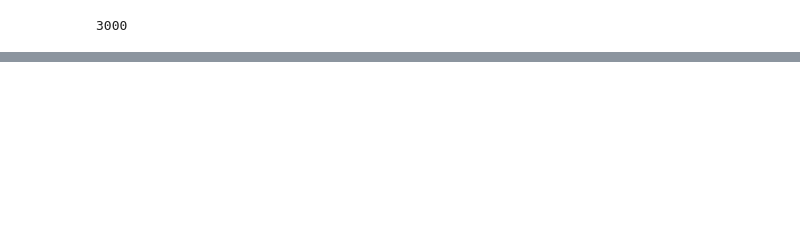
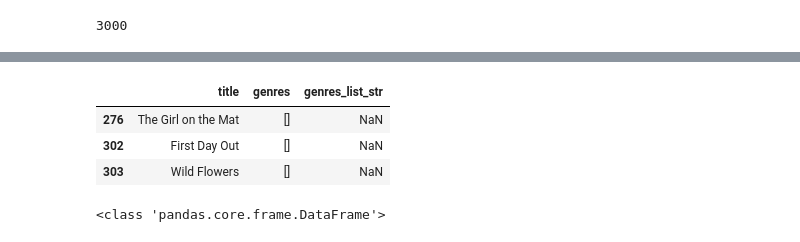
Before and after one commit to clairesarraille/tmdb, a Jupyter notebook: dsc-mod-1-project-v2-1-online-ds-sp-000-master/student.ipynb, the cells around one changed output, grey strips where cells are left out. Saved outputs shown, nothing was run; the diff lists cells and outputs as text; code cells hidden in the pictures; blank space fills up the shorter version.

```diff
--- a/dsc-mod-1-project-v2-1-online-ds-sp-000-master/student.ipynb
+++ b/dsc-mod-1-project-v2-1-online-ds-sp-000-master/student.ipynb
@@ -448,0 +645,17 @@ Split
+# %%
+# Rather than empty lists, I want movies with no genre to be the numpy null value, which is NaN:
+import numpy as np
+df_details['genres_list_str'] = df_details['genres_list_str'].apply(
+    lambda x: np.nan if len(x) == 0 else x)
+# %%
+# Check that it worked:
+is_NaN = df_details.isnull()
+row_has_NaN = is_NaN.any(axis=1)
+rows_with_NaN = df_details[row_has_NaN]
+
+rows_with_NaN[['title', 'genres','genres_list_str']].iloc[0:3]
+# %% [output]
+|  | title | genres | genres_list_str |
+| 276 | The Girl on the Mat | [] | NaN |
+| 302 | First Day Out | [] | NaN |
+| 303 | Wild Flowers | [] | NaN |
@@ -448,0 +666,9 @@ Split
+# %%
+# Print rows containing any NaN
+is_NaN = df_details.isnull()
+row_has_NaN = is_NaN.any(axis=1)
+rows_with_NaN = df_details[row_has_NaN]
+
+print(type(rows_with_NaN))
+# %% [output]
+<class 'pandas.core.frame.DataFrame'>
```
Also changed, not shown: parts of 66 cells of this notebook, 3 other files.
